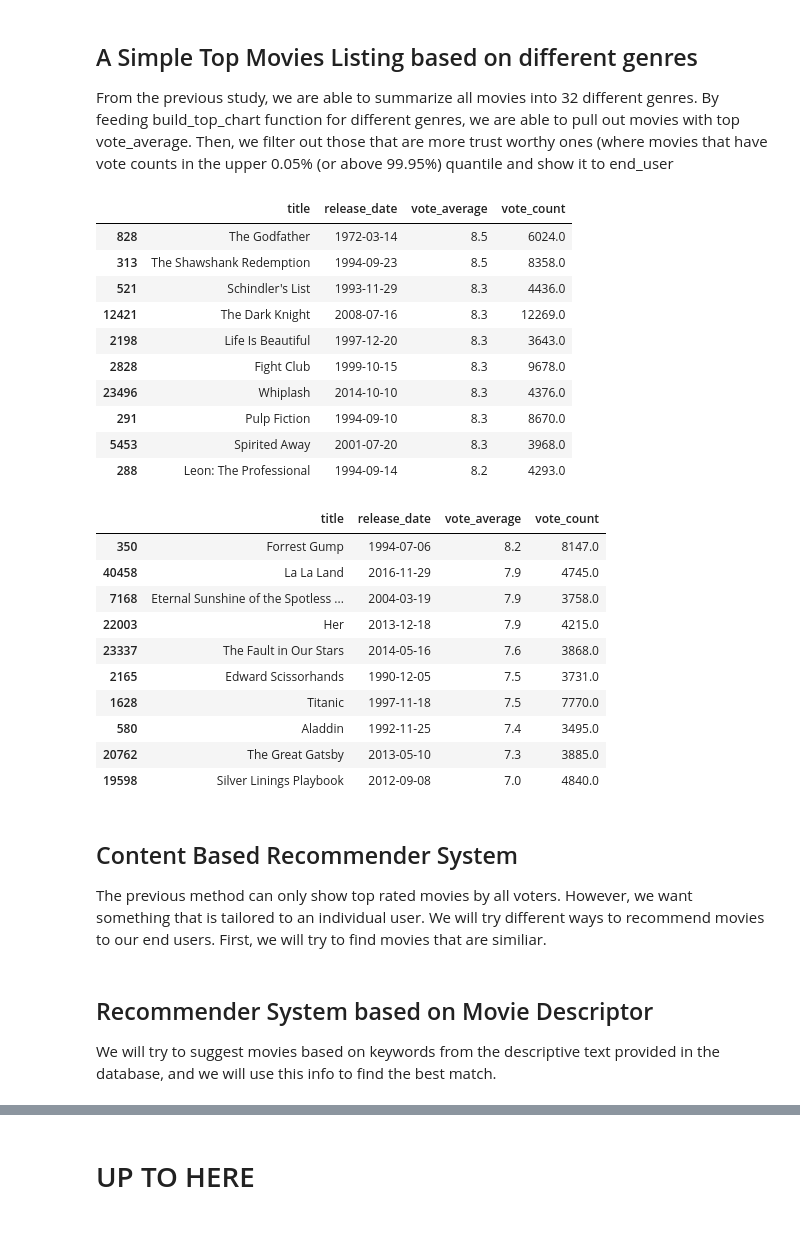
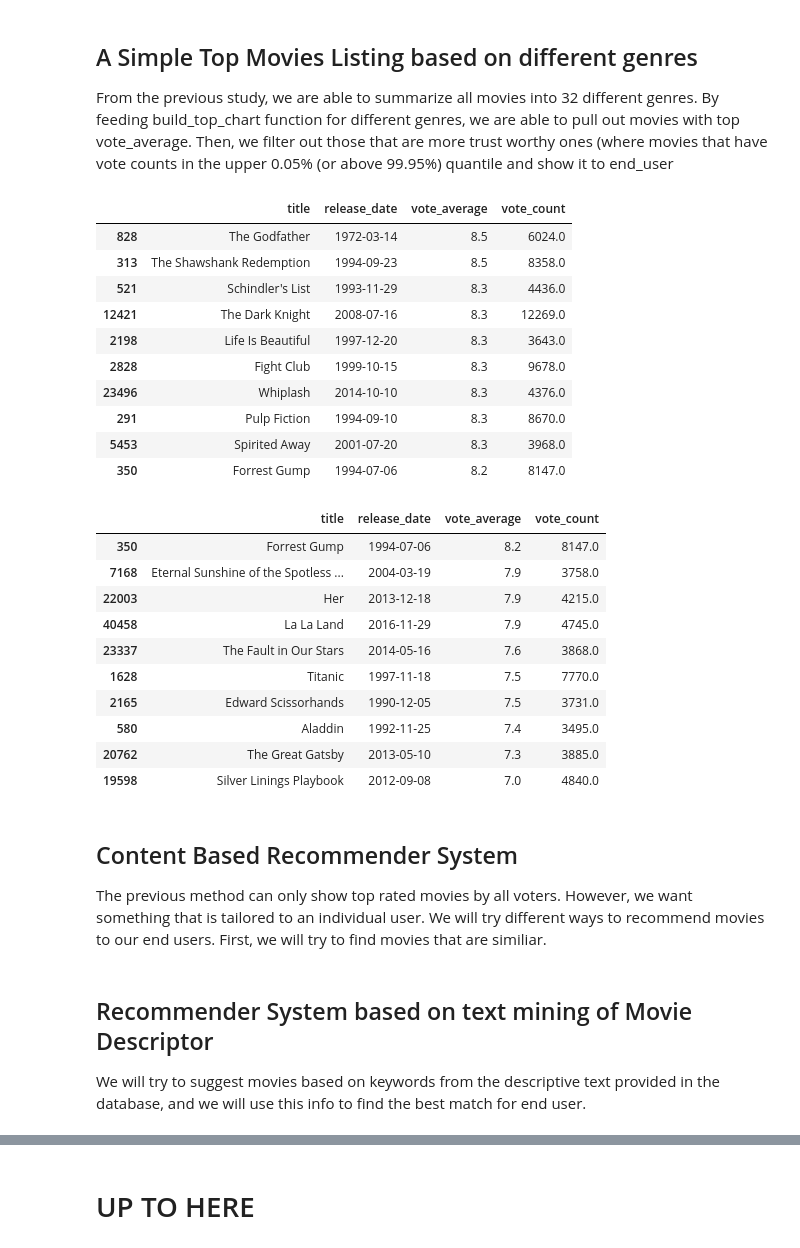
Before and after one commit to todatech/csda-lab, a Jupyter notebook: lab1/movies_rec.ipynb, the cells around one changed output, grey strips where cells are left out. Saved outputs shown, nothing was run; the diff lists cells and outputs as text; code cells hidden in the pictures.

```diff
--- a/lab1/movies_rec.ipynb
+++ b/lab1/movies_rec.ipynb
@@ -38,15 +38,19 @@ From the previous study, we are able to summarize all movies into 32 different g
 # %%
 import re
 
-def build_top_chart(genre, quantile=0.995):
+def get_top_chart_by_genre(genre, quantile=0.995):
     qualified_df = md[md['vote_count'] > md['vote_count'].quantile(quantile)].sort_values('vote_average', ascending=False)
     genre_filtered_df = qualified_df['genres'].str.contains(genre, flags=re.IGNORECASE, regex=True)
     if genre != '':
-        return qualified_df[genre_filtered_df]
+        # return qualified_df[genre_filtered_df]
+        return qualified_df[genre_filtered_df].index
     else:
-        return qualified_df
+        # return qualified_df
+        return qualified_df.index
 # %%
-qf_df = build_top_chart('')
+idx = get_top_chart_by_genre('')
+# idx.shape
+qf_df = md[md.index.isin(idx)]
 qf_df[['title', 'release_date', 'vote_average', 'vote_count' ]].sort_values('vote_average', ascending=False).head(10)
 # %% [output]
 |  | title | release_date | vote_average | vote_count |
@@ -59,19 +63,21 @@ qf_df[['title', 'release_date', 'vote_average', 'vote_count' ]].sort_values('vot
 | 23496 | Whiplash | 2014-10-10 | 8.3 | 4376.0 |
 | 291 | Pulp Fiction | 1994-09-10 | 8.3 | 8670.0 |
 | 5453 | Spirited Away | 2001-07-20 | 8.3 | 3968.0 |
-| 288 | Leon: The Professional | 1994-09-14 | 8.2 | 4293.0 |
+| 350 | Forrest Gump | 1994-07-06 | 8.2 | 8147.0 |
 # %%
-qf_df = build_top_chart('Romance')
+idx = get_top_chart_by_genre('Romance')
+# idx.shape
+qf_df = md[md.index.isin(idx)]
 qf_df[['title', 'release_date', 'vote_average', 'vote_count' ]].sort_values('vote_average', ascending=False).head(10)
 # %% [output]
 |  | title | release_date | vote_average | vote_count |
 | 350 | Forrest Gump | 1994-07-06 | 8.2 | 8147.0 |
-| 40458 | La La Land | 2016-11-29 | 7.9 | 4745.0 |
 | 7168 | Eternal Sunshine of the Spotless ... | 2004-03-19 | 7.9 | 3758.0 |
 | 22003 | Her | 2013-12-18 | 7.9 | 4215.0 |
+| 40458 | La La Land | 2016-11-29 | 7.9 | 4745.0 |
 | 23337 | The Fault in Our Stars | 2014-05-16 | 7.6 | 3868.0 |
+| 1628 | Titanic | 1997-11-18 | 7.5 | 7770.0 |
 | 2165 | Edward Scissorhands | 1990-12-05 | 7.5 | 3731.0 |
-| 1628 | Titanic | 1997-11-18 | 7.5 | 7770.0 |
 | 580 | Aladdin | 1992-11-25 | 7.4 | 3495.0 |
 | 20762 | The Great Gatsby | 2013-05-10 | 7.3 | 3885.0 |
 | 19598 | Silver Linings Playbook | 2012-09-08 | 7.0 | 4840.0 |
@@ -79,8 +85,8 @@ qf_df[['title', 'release_date', 'vote_average', 'vote_count' ]].sort_values('vot
 ## Content Based Recommender System
 The previous method can only show top rated movies by all voters. However, we want something that is tailored to an individual user. We will try different ways to recommend movies to our end users. First, we will try to find movies that are similiar.
 # %% [markdown]
-## Recommender System based on Movie Descriptor
-We will try to suggest movies based on keywords from the descriptive text provided in the database, and we will use this info to find the best match.
+## Recommender System based on text mining of Movie Descriptor
+We will try to suggest movies based on keywords from the descriptive text provided in the database, and we will use this info to find the best match for end user.
 # %%
 md['tagline'] = md['tagline'].fillna('')
 md['overview'] = md['overview'].fillna('')
```
Also changed, not shown: parts of 34 cells of this notebook.
